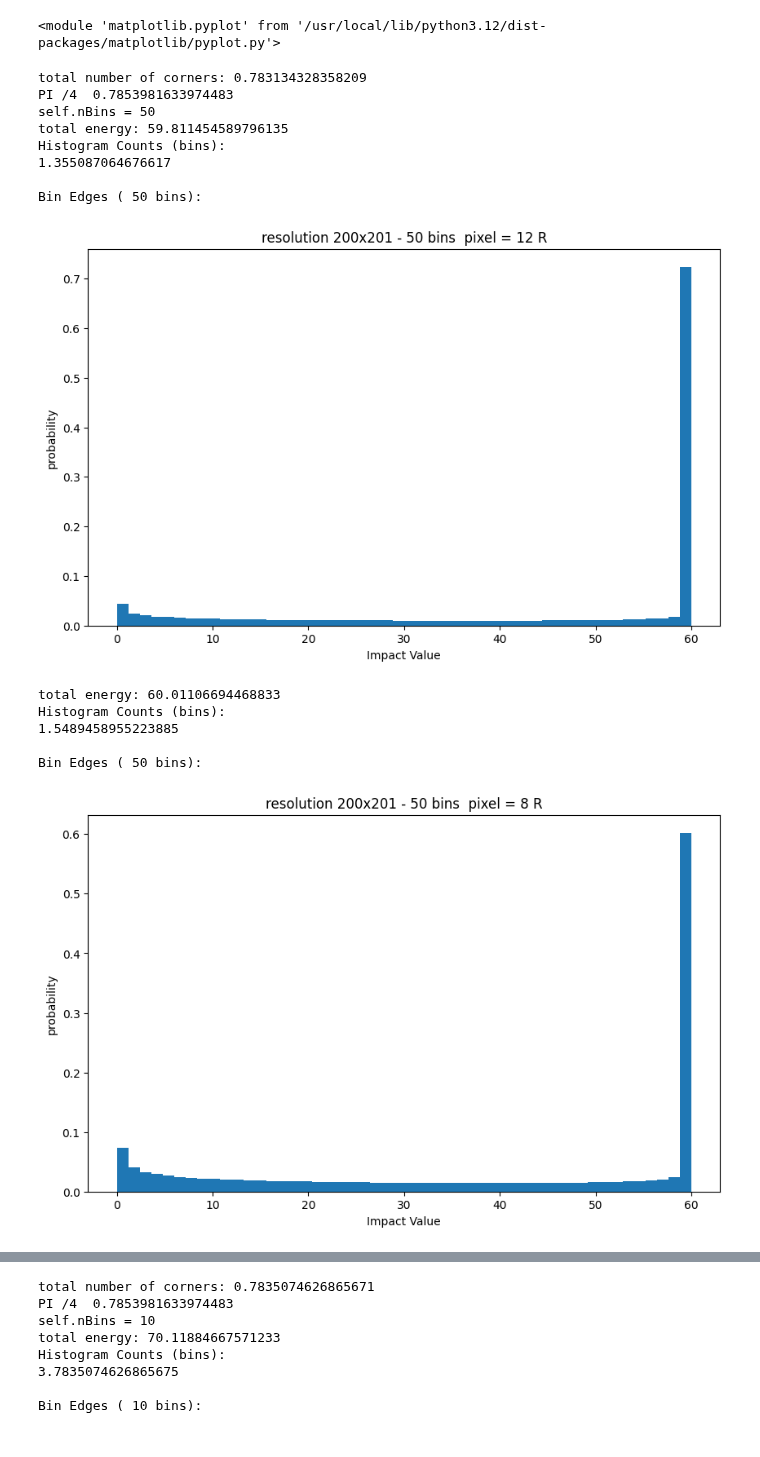
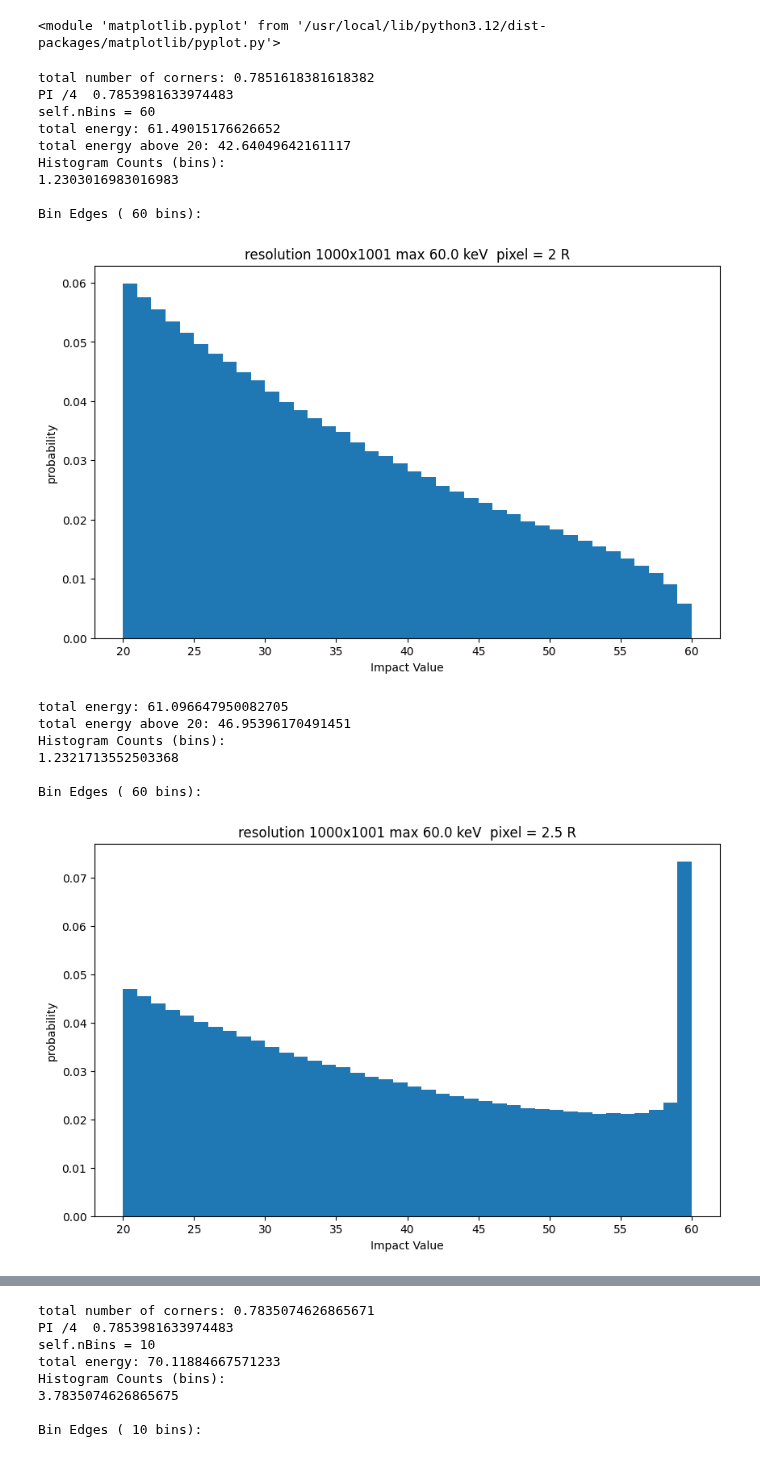
Before and after one commit to Nathanvanhimbergen/Med-Img, a Jupyter notebook: Task_4b.ipynb, the cells around one changed output, grey strips where cells are left out. Saved outputs shown, nothing was run; the diff lists cells and outputs as text; code cells hidden in the pictures.

Commit message:
in scaledImpact, remove results under 20 keV

```diff
--- a/Task_4b.ipynb
+++ b/Task_4b.ipynb
@@ -153,7 +153,7 @@ class pixel:
     print ("PI /4  " + str(np.pi /4 ))
     return corners, edges, insides
 
-  def scaledImpact(self, maxE = 1, pixelWidth = 200, radius = 100, type ="center"):
+  def scaledImpact(self, maxE = 60, cutoffE = 20, pixelWidth = 200, radius = 100, type ="center"):
     # useCorner, useEdge and useCenter should be 1 , except for debugging
     if (pixelWidth < 2*radius):
       raise ValueError ("the simulation is not valid if pixelWidth < 2 * radius") # Corrected raise
@@ -185,8 +185,14 @@ class pixel:
     # area of the center, all impacts count for 100%
     result[self.nBins-1] += (1 - 2 * radius/pixelWidth)**2
     bins = self.bins/np.pi * maxE
+    print ( "total energy: " + str(np.inner(result, bins[1:])
+              -maxE/2/self.bins.size))
+    # remove noise
+    cutoffIndex = floor(self.nBins*cutoffE/maxE+0.5)
+    result = result[cutoffIndex:]
+    bins = bins[cutoffIndex:]
 
-    print ( "total energy: " + str(np.inner(result, bins[1:])
+    print ( "total energy above " + str(cutoffE)+": "+ str(np.inner(result, bins[1:])
               -maxE/2/self.bins.size))
     return result, bins
 
@@ -206,9 +212,8 @@ class pixel:
     ax.set_xlabel('Impact Value')
     ax.set_ylabel('probability')
     ax.set_title('resolution '+str(self.horResolution)+"x"
-          + str(self.verResolution)+" - "+ str(self.nBins)
-          + " bins " + pText)
-    # ax.set_title('Histogram of Impacts')
+          + str(self.verResolution)+" max "+ str(bin_edges[-1])
+          + " keV " + pText)
 
     # Display the plot
     plt.show()
@@ -457,26 +462,34 @@ nInsideEdges = 4
 <module 'matplotlib.pyplot' from '/usr/local/lib/python3.12/dist-packages/matplotlib/pyplot.py'>
 # %%
 
-myPixel = pixel(horResolution=200,nBins = 50)
+myPixel = pixel(horResolution=1000,nBins = 60)
 
-hist_counts, bin_edges = myPixel.scaledImpact(maxE=60,pixelWidth=1200, type = "center")
-myPixel.makePlot(hist_counts, bin_edges," pixel = 12 R")
+hist_counts, bin_edges = myPixel.scaledImpact(maxE=60,pixelWidth=200, type = "center")
+myPixel.makePlot(hist_counts, bin_edges," pixel = 2 R")
 
-hist_counts, bin_edges = myPixel.scaledImpact(maxE=60,pixelWidth=800, type = "center")
-myPixel.makePlot(hist_counts, bin_edges," pixel = 8 R")
+hist_counts, bin_edges = myPixel.scaledImpact(maxE=60,pixelWidth=250, type = "center")
+myPixel.makePlot(hist_counts, bin_edges," pixel = 2.5 R")
+
+hist_counts, bin_edges = myPixel.scaledImpact(maxE=60,pixelWidth=500, type = "center")
+myPixel.makePlot(hist_counts, bin_edges," pixel = 5 R")
+
+hist_counts, bin_edges = myPixel.scaledImpact(maxE=60,pixelWidth=1000, type = "center")
+myPixel.makePlot(hist_counts, bin_edges," pixel = 10 R")
 # %% [output]
-total number of corners: 0.783134328358209
+total number of corners: 0.7851618381618382
 PI /4  0.7853981633974483
-self.nBins = 50
-total energy: 59.811454589796135
+self.nBins = 60
+total energy: 61.49015176626652
+total energy above 20: 42.64049642161117
 Histogram Counts (bins):
-1.355087064676617
+1.2303016983016983
 
-Bin Edges ( 50 bins):
+Bin Edges ( 60 bins):
-[figure, old version]
+[figure, new version]
-total energy: 60.01106694468833
+total energy: 61.096647950082705
+total energy above 20: 46.95396170491451
 Histogram Counts (bins):
-1.5489458955223885
+1.2321713552503368
 
-Bin Edges ( 50 bins):
+Bin Edges ( 60 bins):
-[figure, old version]
+[figure, new version]
```
Also changed, not shown: parts of 1 cell of this notebook, 1 other file.
